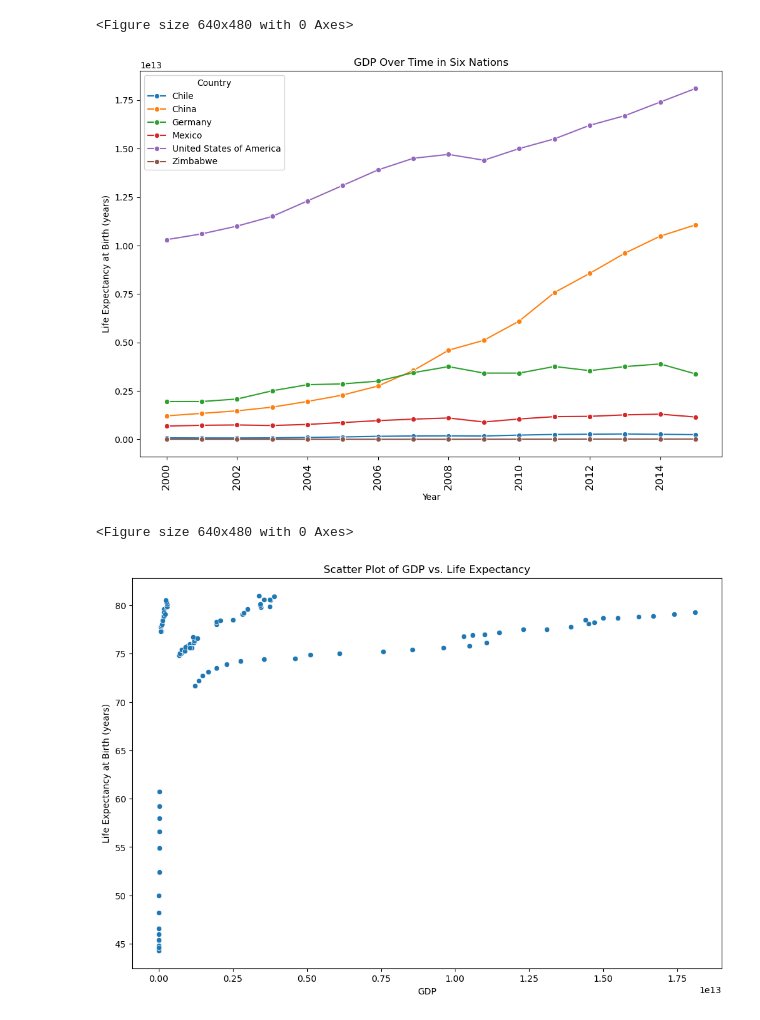
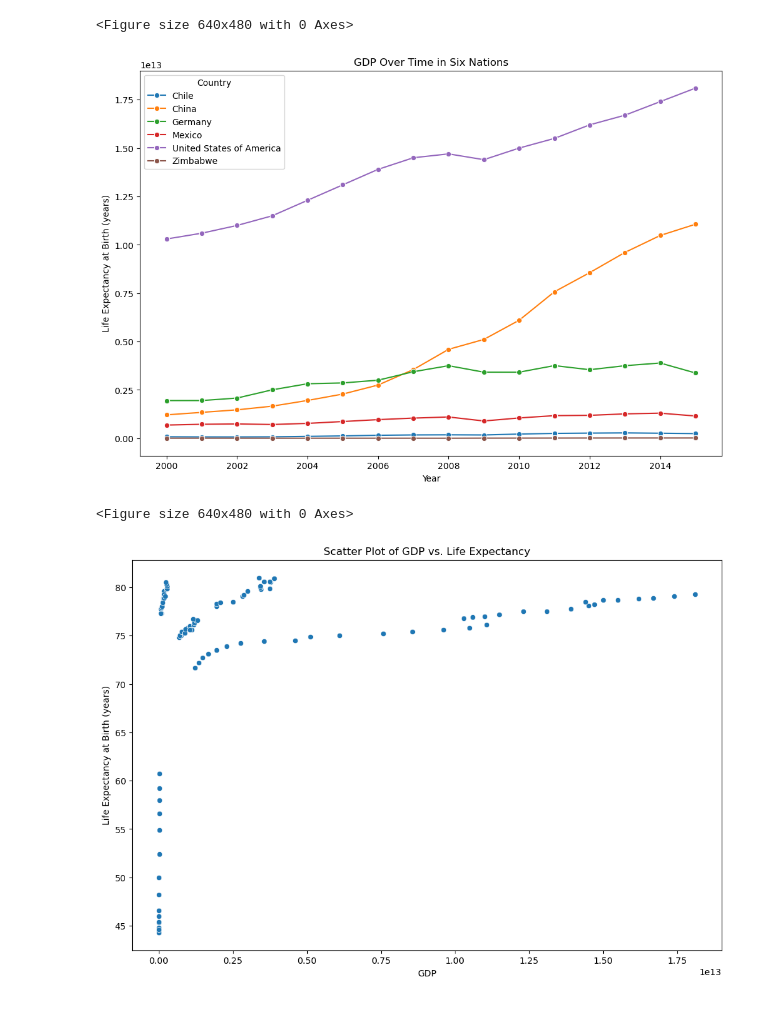
Before and after one commit to 2003salar/life_expectancy_gdp, a Jupyter notebook: life_expectancy_gdp.ipynb, the cells around one changed output. Saved outputs shown, nothing was run; the diff lists cells and outputs as text; code cells hidden in the pictures.

```diff
--- a/life_expectancy_gdp.ipynb
+++ b/life_expectancy_gdp.ipynb
@@ -37,15 +37,14 @@ plt.clf()
 # %%
 # Has GDP increased over time in the six nations?
 plt.figure(figsize=(12, 8))
 sns.lineplot(x="Year", y="GDP", hue="Country", marker="o", data=df)
-plt.xticks(rotation=90, fontsize=12)
 plt.xlabel('Year')
 plt.ylabel('Life Expectancy at Birth (years)')
 plt.title('GDP Over Time in Six Nations')
 plt.show()
 plt.clf()
 # %% [output]
-[figure, old version]
+[figure, new version]
 <Figure size 640x480 with 0 Axes>
 # %%
 plt.figure(figsize=(12, 8))
```
Also changed, not shown: parts of 2 cells of this notebook.
